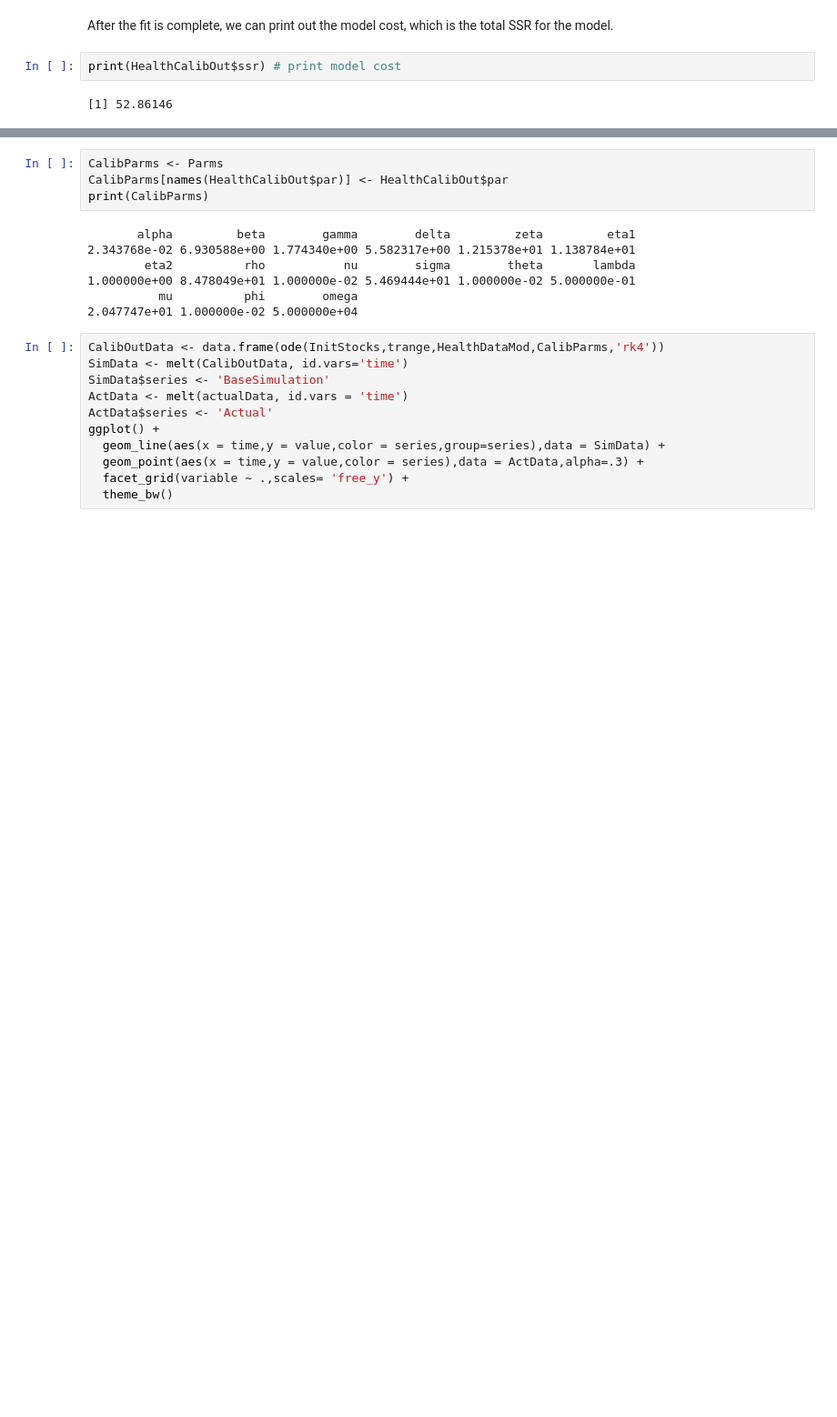
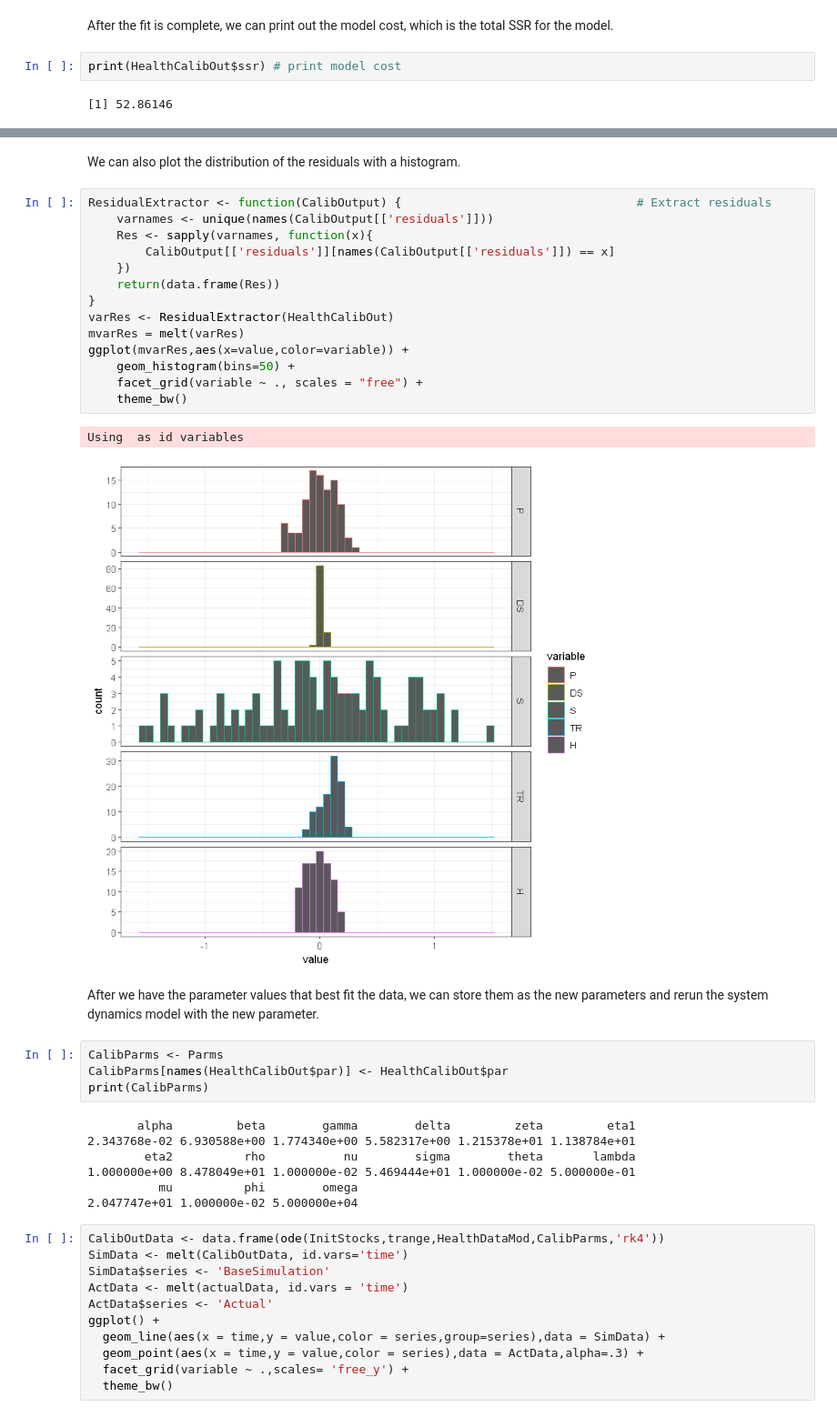
Before and after one commit to scarygary89/SimpleHealthDataSharingSD, a Jupyter notebook: HealthDataSharingModel.ipynb, the cells around one changed output, grey strips where cells are left out. Shown at 91% size. Saved outputs shown, nothing was run; the diff lists cells and outputs as text; blank space fills up the shorter version.

```diff
--- a/HealthDataSharingModel.ipynb
+++ b/HealthDataSharingModel.ipynb
@@ -351,3 +362,24 @@ Now we have a new set of parameters that best fit the data.
+# %% [markdown]
+We can also plot the distribution of the residuals with a histogram.
+# %%
+ResidualExtractor <- function(CalibOutput) {                                 # Extract residuals
+    varnames <- unique(names(CalibOutput[['residuals']]))
+    Res <- sapply(varnames, function(x){
+        CalibOutput[['residuals']][names(CalibOutput[['residuals']]) == x]
+    })
+    return(data.frame(Res))
+}
+varRes <- ResidualExtractor(HealthCalibOut)
+mvarRes = melt(varRes)
+ggplot(mvarRes,aes(x=value,color=variable)) +
+    geom_histogram(bins=50) +
+    facet_grid(variable ~ ., scales = "free") +
+    theme_bw()
+# %% [output]
+Using  as id variables
+[figure, added]
+# %% [markdown]
+After we have the parameter values that best fit the data, we can store them as the new parameters and rerun the system dynamics model with the new parameter.
 # %%
 CalibParms <- Parms
 CalibParms[names(HealthCalibOut$par)] <- HealthCalibOut$par
```
Also changed, not shown: parts of 10 cells of this notebook, 1 other file.
